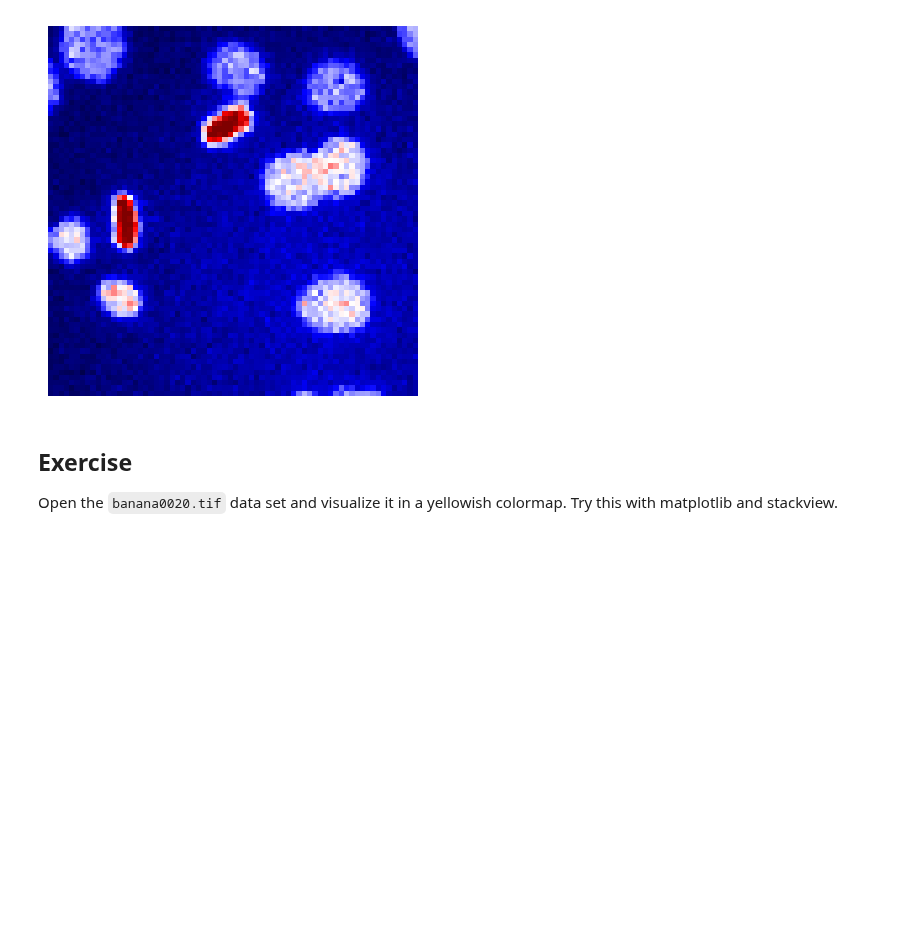
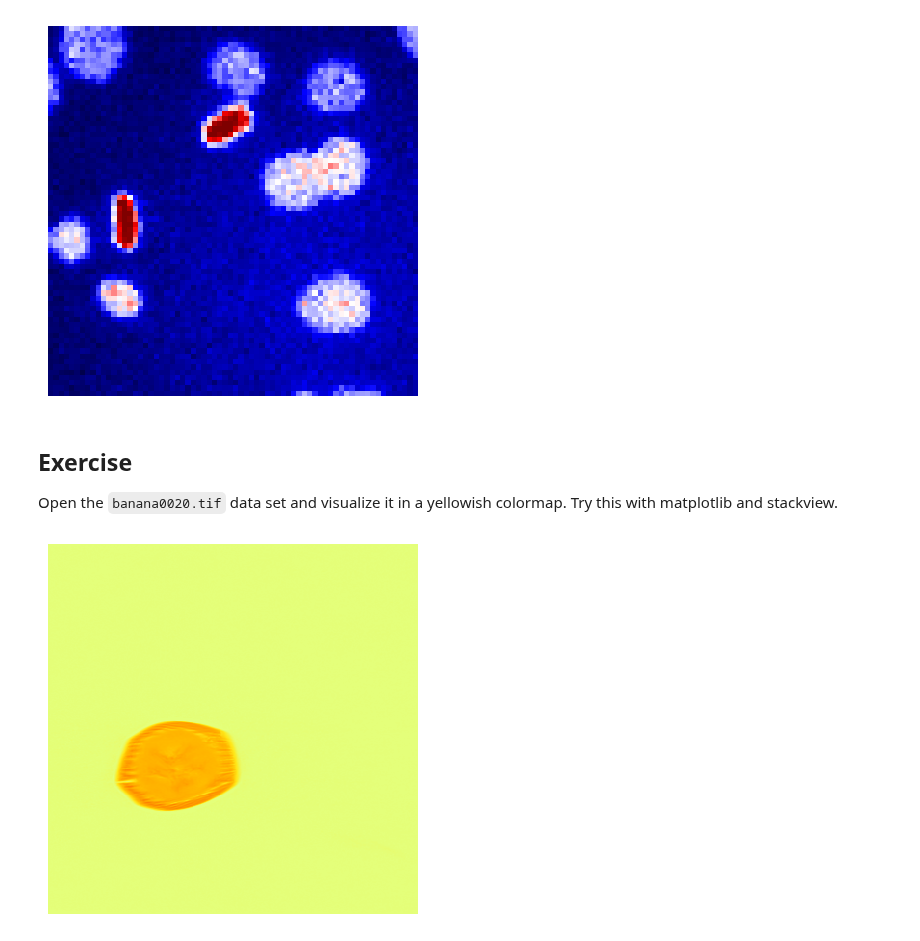
Before and after one commit to neonworker/bio-image, a Jupyter notebook: 02a_image_processing/02_opening_visualizing_images.ipynb, the cells around one changed output. Cells and saved outputs as stored; diff of their text form; code cells hidden in the pictures; blank space fills up the shorter version.

```diff
--- a/02a_image_processing/02_opening_visualizing_images.ipynb
+++ b/02a_image_processing/02_opening_visualizing_images.ipynb
@@ -73,3 +91,8 @@ stackview.imshow(image, colormap="seismic")
 ## Exercise
 
 Open the `banana0020.tif` data set and visualize it in a yellowish colormap. Try this with matplotlib and stackview.
+# %%
+banana = imread("https://github.com/ScaDS/BIDS-lecture-2025/raw/refs/heads/main/02a_image_processing/data/banana/banana0020.tif")
+stackview.imshow(banana, colormap="Wistia")
+# %% [output]
+[figure, added]
```
Also changed, not shown: parts of 3 cells of this notebook.
